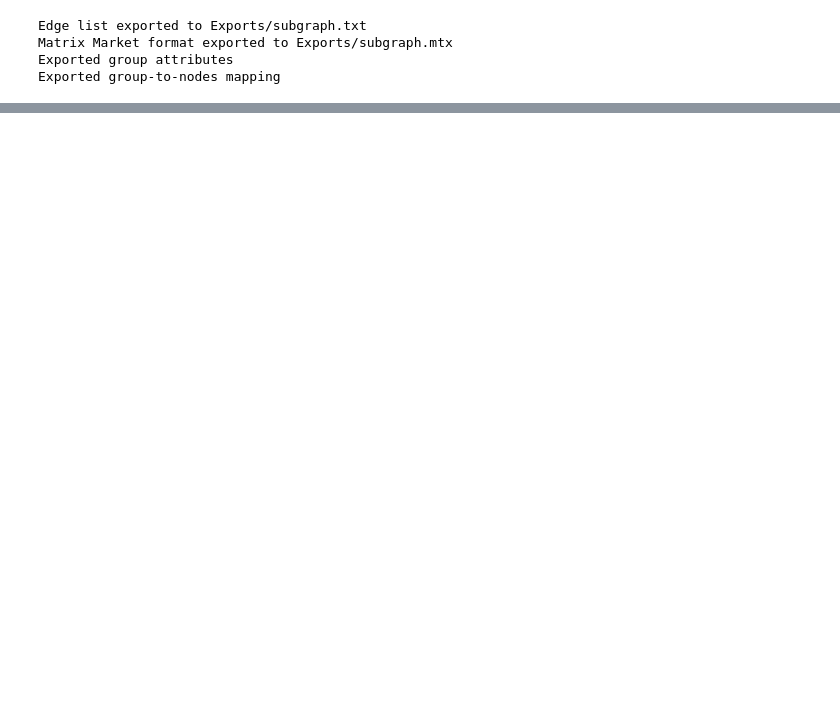
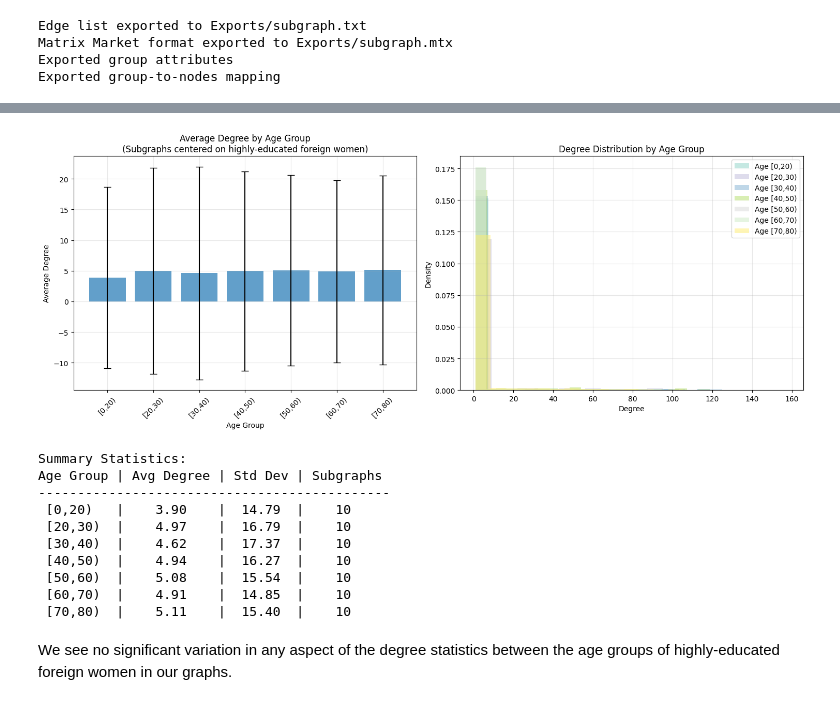
Before and after one commit to vvvasconcelos/pyplenet, a Jupyter notebook: report.ipynb, the cells around one changed output, grey strips where cells are left out. Cells and saved outputs as stored; diff of their text form; code cells hidden in the pictures; blank space fills up the shorter version.

```diff
--- a/report.ipynb
+++ b/report.ipynb
@@ -297,0 +531,50 @@ Exported group-to-nodes mapping
+# %%
+# Plot results
+fig, (ax1, ax2) = plt.subplots(1, 2, figsize=(15, 6))
+
+age_groups = list(age_group_results.keys())
+avg_degrees = [age_group_results[age]['avg_degree'] for age in age_groups]
+std_degrees = [age_group_results[age]['std_degree'] for age in age_groups]
+
+ax1.bar(range(len(age_groups)), avg_degrees, yerr=std_degrees, capsize=5, alpha=0.7)
+ax1.set_xlabel('Age Group')
+ax1.set_ylabel('Average Degree')
+ax1.set_title('Average Degree by Age Group\n(Subgraphs centered on highly-educated foreign women)')
+ax1.set_xticks(range(len(age_groups)))
+ax1.set_xticklabels(age_groups, rotation=45)
+ax1.grid(True, alpha=0.3)
+
+colors = plt.cm.Set3(np.linspace(0, 1, len(age_groups)))
+for i, age in enumerate(age_groups):
+    degrees = age_group_results[age]['degrees']
+    ax2.hist(degrees, bins=20, alpha=0.5, label=f'Age {age}', color=colors[i], density=True)
+
+ax2.set_xlabel('Degree')
+ax2.set_ylabel('Density')
+ax2.set_title('Degree Distribution by Age Group')
+ax2.legend()
+ax2.grid(True, alpha=0.3)
+
+plt.tight_layout()
+plt.show()
+
+print("\nSummary Statistics:")
+print("Age Group | Avg Degree | Std Dev | Subgraphs")
+print("-" * 45)
+for age in sorted(age_groups):
+    results = age_group_results[age]
+    print(f"{age:^9} | {results['avg_degree']:^10.2f} | {results['std_degree']:^7.2f} | {results['valid_subgraphs']:^9}")
+# %% [output]
+[figure, added]
+Summary Statistics:
+Age Group | Avg Degree | Std Dev | Subgraphs
+---------------------------------------------
+ [0,20)   |    3.90    |  14.79  |    10
+ [20,30)  |    4.97    |  16.79  |    10
+ [30,40)  |    4.62    |  17.37  |    10
+ [40,50)  |    4.94    |  16.27  |    10
+ [50,60)  |    5.08    |  15.54  |    10
+ [60,70)  |    4.91    |  14.85  |    10
+ [70,80)  |    5.11    |  15.40  |    10
+# %% [markdown]
+We see no significant variation in any aspect of the degree statistics between the age groups of highly-educated foreign women in our graphs.
```
Also changed, not shown: parts of 31 cells of this notebook, 3 other files.
